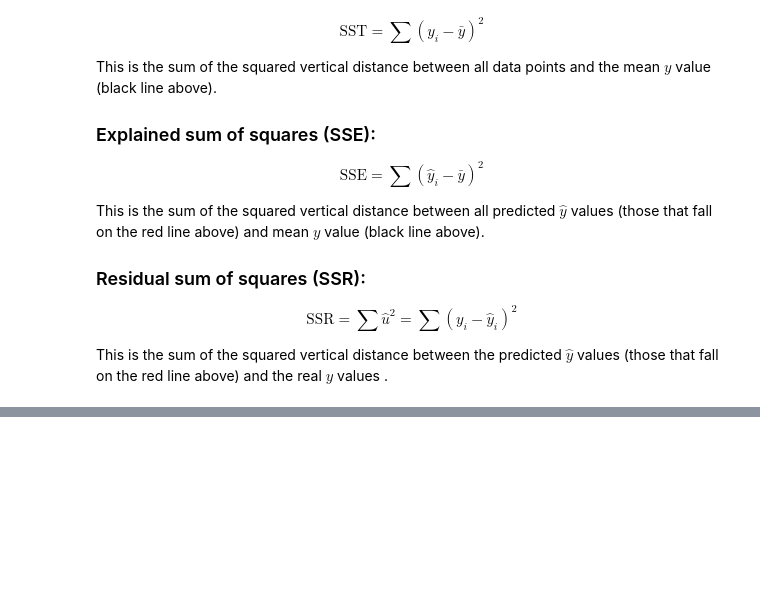
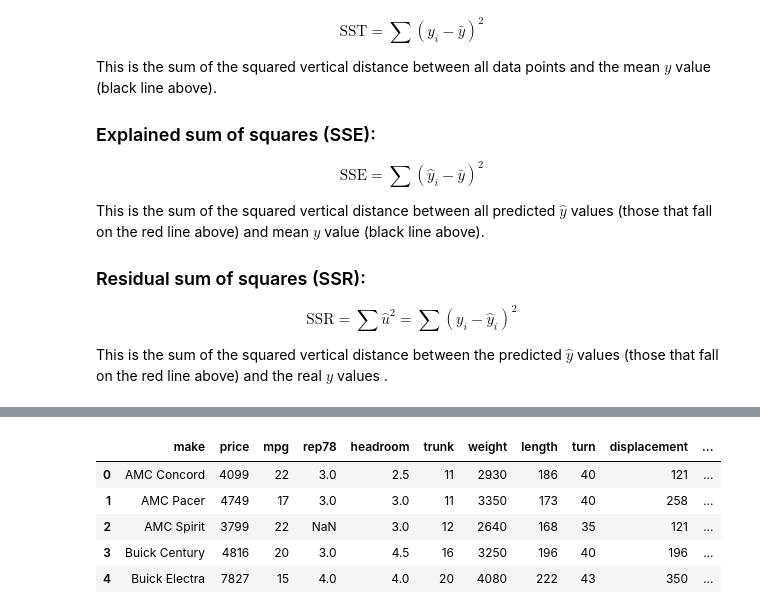
Before and after one commit to mr-devs/causal-inference-mixtape, a Jupyter notebook: notebooks/probability-regression.ipynb, the cells around one changed output, grey strips where cells are left out. Cells and saved outputs as stored; diff of their text form; code cells hidden in the pictures; blank space fills up the shorter version.

```diff
--- a/notebooks/probability-regression.ipynb
+++ b/notebooks/probability-regression.ipynb
@@ -446,0 +674,9 @@ This is the sum of the squared vertical distance between the predicted $\hat{y}$
+# %%
+auto.head()
+# %% [output]
+|  | make | price | mpg | rep78 | headroom | trunk | weight | length | turn | displacement | ... |
+| 0 | AMC Concord | 4099 | 22 | 3.0 | 2.5 | 11 | 2930 | 186 | 40 | 121 | ... |
+| 1 | AMC Pacer | 4749 | 17 | 3.0 | 3.0 | 11 | 3350 | 173 | 40 | 258 | ... |
+| 2 | AMC Spirit | 3799 | 22 | NaN | 3.0 | 12 | 2640 | 168 | 35 | 121 | ... |
+| 3 | Buick Century | 4816 | 20 | 3.0 | 4.5 | 16 | 3250 | 196 | 40 | 196 | ... |
+| 4 | Buick Electra | 7827 | 15 | 4.0 | 4.0 | 20 | 4080 | 222 | 43 | 350 | ... |
```
Also changed, not shown: parts of 63 cells of this notebook.
